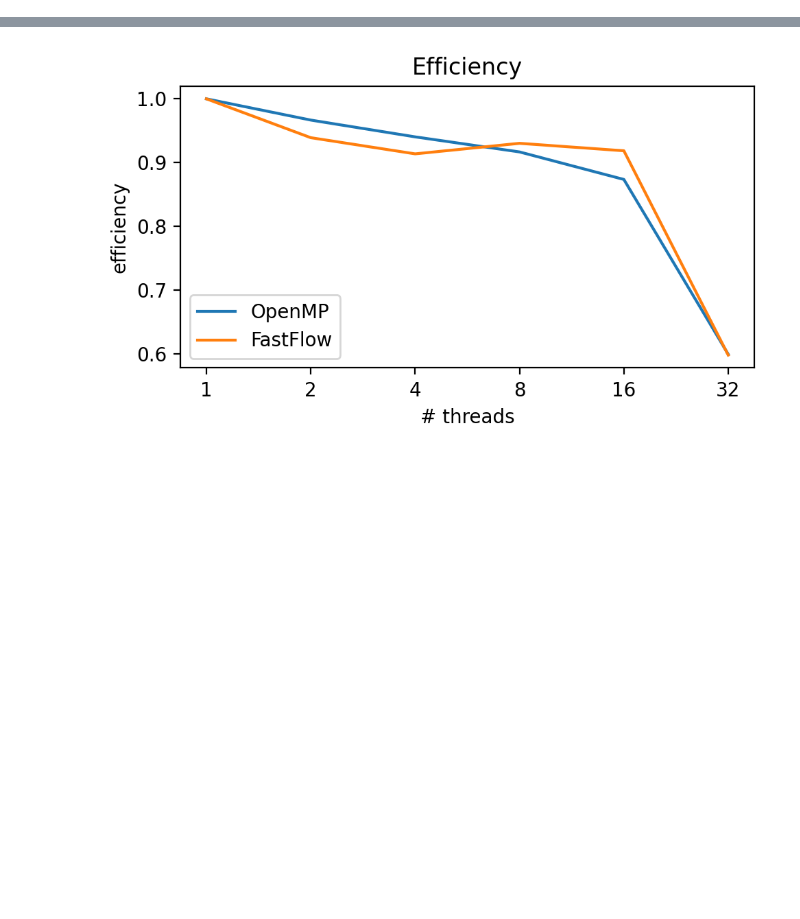
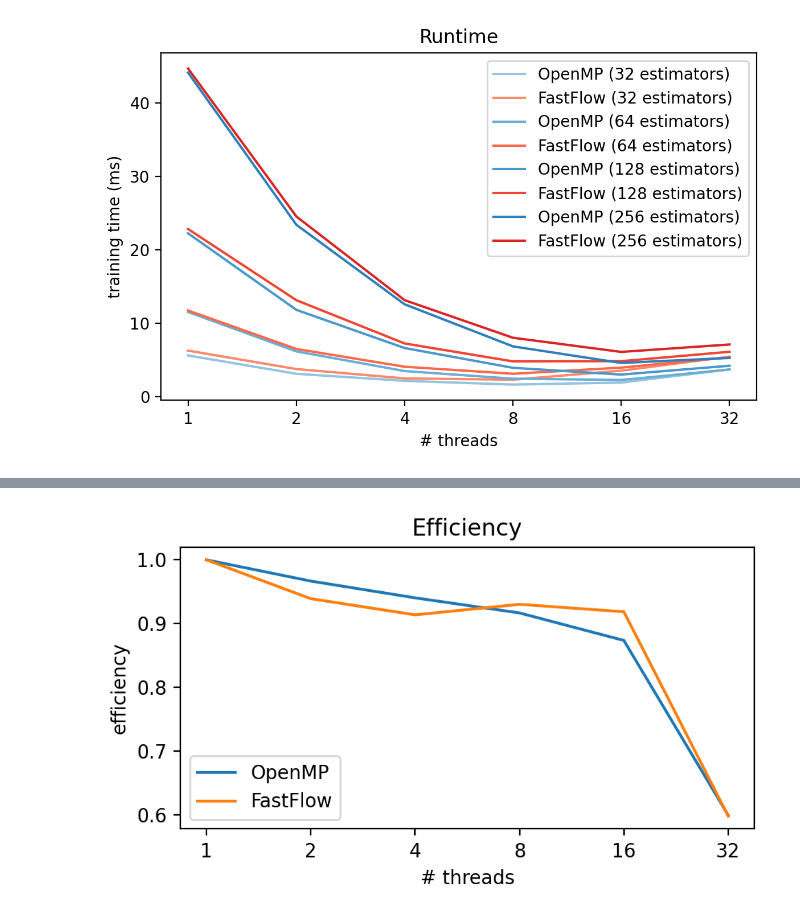
Before and after one commit to FedericoBustaffa/random_forest, a Jupyter notebook: notebooks/analysis.ipynb, the cells around one changed output, grey strips where cells are left out. Drawn from its saved outputs; the diff is of its cells as text; code cells hidden in the pictures; blank space fills up the shorter version.

```diff
--- a/notebooks/analysis.ipynb
+++ b/notebooks/analysis.ipynb
@@ -26,4 +24,0 @@ df
-# %%
-df = df[df["estimators"] == 32].sort_values(by=["threads", "backend"])
-df = df[["train_time", "threads", "backend"]]
-df
@@ -65,3 +86,52 @@ plt.show()
+# %%
+from matplotlib import cm
+
+plt.figure(figsize=(6, 4), dpi=200)
+plt.title("Runtime")
+
+
+estimators = df["estimators"].unique()
+cmap_omp = cm.Blues
+cmap_ff = cm.Reds
+
+cmin, cmax = 0.4, 0.7
+
+
+def color_from_cmap(cmap, i, n):
+    t = cmin + (cmax - cmin) * (i / (n - 1))
+    return cmap(t)
+
+
+for i, e in enumerate(estimators):
+    color_omp = color_from_cmap(cmap_omp, i, len(estimators))
+    color_ff = color_from_cmap(cmap_ff, i, len(estimators))
+
+    omp_e = omp[omp["estimators"] == e]
+    plt.plot(
+        omp_e["threads"],
+        omp_e["train_time"],
+        color=color_omp,
+        label=f"OpenMP ({e} estimators)",
+    )
+
+    ff_e = ff[ff["estimators"] == e]
+    plt.plot(
+        ff_e["threads"],
+        ff_e["train_time"],
+        color=color_ff,
+        label=f"FastFlow ({e} estimators)",
+    )
+
+plt.xscale("log", base=2)
+ticks = [1, 2, 4, 8, 16, 32]
+plt.xticks(ticks, [str(i) for i in ticks])
+plt.xlabel(r"# threads")
+plt.ylabel("training time (ms)")
+plt.legend()
+plt.tight_layout()
+plt.show()
+# %% [output]
+[figure, added]
 # %%
 omp_s = (
     df[df["backend"] == "seq"]["train_time"].to_numpy() / omp["train_time"].to_numpy()
```
Also changed, not shown: parts of 6 cells of this notebook, 2 other files.
